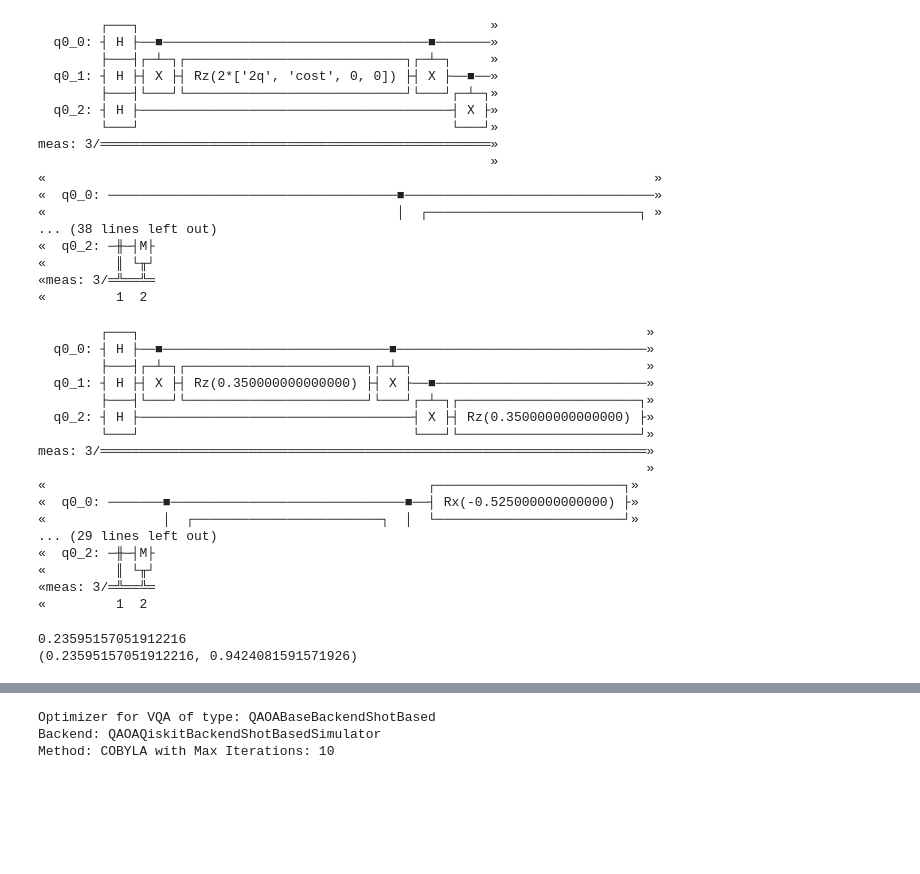
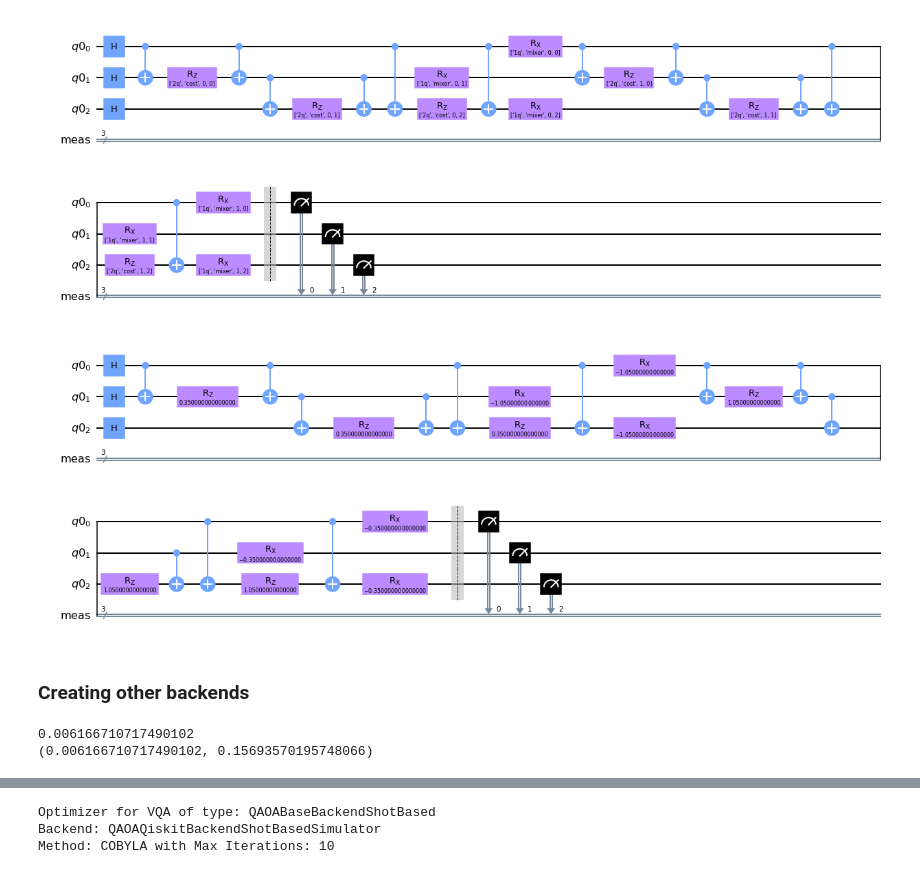
Before and after one commit to entropicalabs/openqaoa, a Jupyter notebook: openqaoa_example.ipynb, the cells around one changed output, grey strips where cells are left out. Drawn from its saved outputs; the diff is of its cells as text; code cells hidden in the pictures; blank space fills up the shorter version.

```diff
--- a/openqaoa_example.ipynb
+++ b/openqaoa_example.ipynb
@@ -9,3 +13,9 @@ from openqaoa.utilities import *
 # %%
 cost_hamil = Hamiltonian([PauliOp('ZZ', (0, 1)), PauliOp('ZZ', (1, 2)), PauliOp('ZZ', (0, 2))],
                          [1, 1, 1], 1)
+# %%
+classical_terms = [(0, 1),(1, 2),(0, 2)]
+coeffs = [1, 1, 1]
+constant = 1
+cost_hamil = Hamiltonian.classical_hamiltonian(terms=classical_terms,coeffs=coeffs,constant=constant)
+cost_hamil.expression
@@ -21,10 +61,12 @@ variate_params = create_qaoa_variational_params(circuit_params,'standard','ramp'
 # %%
 auth_dict = { "QISKIT":
-             { "API_TOKEN": "API TOKEN",
+             { "API_TOKEN": "18f727c8e07dda9348d45299275c94b55b70c96c4f23e59f7e6a194cd2e05821ef2b6a1bb337a80e1614dc512ca7b0bb43c17b6a9bf844dc0d6f76982de12b0a",#"<API TOKEN>",#
               "HUB": "ibm-q",
               "GROUP": "open",
               "PROJECT": "main"}
             }
 
+selected_device = 'ibmq_qasm_simulator'
+
 access_obj = AccessObjectQiskit(auth_dict["QISKIT"]["API_TOKEN"], auth_dict["QISKIT"]["HUB"],
-                   auth_dict["QISKIT"]["GROUP"], auth_dict["QISKIT"]["PROJECT"], 'ibmq_qasm_simulator')
+                   auth_dict["QISKIT"]["GROUP"], auth_dict["QISKIT"]["PROJECT"], selected_device)
@@ -31,44 +93,14 @@ access_obj = AccessObjectQiskit(auth_dict["QISKIT"]["API_TOKEN"], auth_dict["QIS
 # %%
 backend_cloud = get_qaoa_backend(circuit_params, access_obj, n_shots=1000)
 # %%
-backend_cloud.parametric_circuit.draw()
+backend_cloud.parametric_circuit.draw('mpl')
 # %% [output]
-        ┌───┐                                             »
-  q0_0: ┤ H ├──■──────────────────────────────────■───────»
-        ├───┤┌─┴─┐┌────────────────────────────┐┌─┴─┐     »
-  q0_1: ┤ H ├┤ X ├┤ Rz(2*['2q', 'cost', 0, 0]) ├┤ X ├──■──»
-        ├───┤└───┘└────────────────────────────┘└───┘┌─┴─┐»
-  q0_2: ┤ H ├────────────────────────────────────────┤ X ├»
-        └───┘                                        └───┘»
-meas: 3/══════════════════════════════════════════════════»
-                                                          »
-«                                                                              »
-«  q0_0: ─────────────────────────────────────■────────────────────────────────»
-«                                             │  ┌───────────────────────────┐ »
-... (38 lines left out)
-«  q0_2: ─╫─┤M├
-«         ║ └╥┘
-«meas: 3/═╩══╩═
-«         1  2
+[figure, added]
 # %%
-backend_cloud.qaoa_circuit(variate_params).draw()
+backend_cloud.qaoa_circuit(variate_params).draw('mpl')
 # %% [output]
-        ┌───┐                                                                 »
-  q0_0: ┤ H ├──■─────────────────────────────■────────────────────────────────»
-        ├───┤┌─┴─┐┌───────────────────────┐┌─┴─┐                              »
-  q0_1: ┤ H ├┤ X ├┤ Rz(0.350000000000000) ├┤ X ├──■───────────────────────────»
-        ├───┤└───┘└───────────────────────┘└───┘┌─┴─┐┌───────────────────────┐»
-  q0_2: ┤ H ├───────────────────────────────────┤ X ├┤ Rz(0.350000000000000) ├»
-        └───┘                                   └───┘└───────────────────────┘»
-meas: 3/══════════════════════════════════════════════════════════════════════»
-                                                                              »
-«                                                 ┌────────────────────────┐»
-«  q0_0: ───────■──────────────────────────────■──┤ Rx(-0.525000000000000) ├»
-«               │  ┌────────────────────────┐  │  └────────────────────────┘»
-... (29 lines left out)
-«  q0_2: ─╫─┤M├
-«         ║ └╥┘
-«meas: 3/═╩══╩═
-«         1  2
+[figure, added]
+# %% [markdown]
+### Creating other backends
 # %%
 backend_qiskit_statevec = get_qaoa_backend(circuit_params, 'qiskit_statevec_simulator')
@@ -76,5 +117,5 @@ backend_qiskit_statevec = get_qaoa_backend(circuit_params, 'qiskit_statevec_simu
 print(backend_qiskit_statevec.expectation(variate_params))
 print(backend_qiskit_statevec.expectation_w_uncertainty(variate_params))
 # %% [output]
-0.23595157051912216
-(0.23595157051912216, 0.9424081591571926)
+0.006166710717490102
+(0.006166710717490102, 0.15693570195748066)
```
Also changed, not shown: parts of 23 cells of this notebook.
